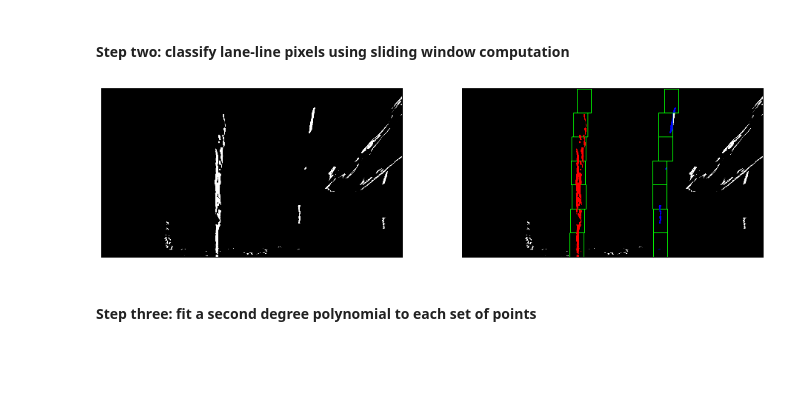
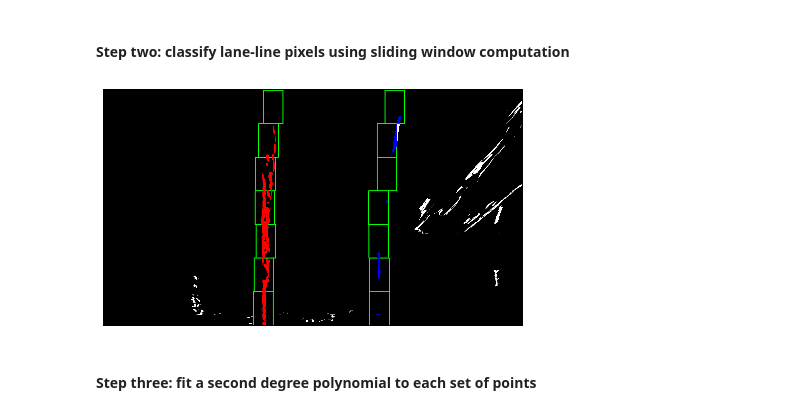
Before and after one commit to Goldob/CarND-Advanced-Lane-Lines, a Jupyter notebook: solution.ipynb, the cells around one changed output. Saved outputs shown, nothing was run; the diff lists cells and outputs as text; code cells hidden in the pictures; blank space fills up the shorter version.

```diff
--- a/solution.ipynb
+++ b/solution.ipynb
@@ -265,35 +267,39 @@ def sliding_window(img, leftx_base, rightx_base):
         left_lane_inds = np.concatenate(left_lane_inds)
         right_lane_inds = np.concatenate(right_lane_inds)
     except ValueError:
         # Avoids an error if the above is not implemented fully
         pass
 
     # Extract left and right line pixel positions
     leftx = nonzerox[left_lane_inds]
     lefty = nonzeroy[left_lane_inds]
     rightx = nonzerox[right_lane_inds]
     righty = nonzeroy[right_lane_inds]
 
     return leftx, lefty, rightx, righty, windows
 
 leftx, lefty, rightx, righty, windows = sliding_window(binary_warped, left_peak, right_peak)
 
 visualization = np.dstack([binary_warped, binary_warped, binary_warped])
 
 # Store locations of right and left windows in a single sequence
 windows = np.concatenate(windows)
 
 # Draw the windows on the visualization image
 for window in windows:
     cv2.rectangle(visualization, tuple(window[0]), tuple(window[1]), (0, 255, 0), 2)
 
 # Highlight the pixels classified into each line
 visualization[lefty, leftx] = [255, 0, 0]
 visualization[righty, rightx] = [0, 0, 255]
 
-side_by_side(binary_warped, visualization)
+# Plots the left and right polynomials on the lane lines
+plt.figure(figsize=(7.5, 4.75))
+plt.imshow(visualization)
+hide_axes()
+plt.show()
 # %% [output]
-[figure, old version]
+[figure, new version]
 # %% [markdown]
 #### Step three: fit a second degree polynomial to each set of points
 # %%
```
Also changed, not shown: parts of 4 cells of this notebook, 23 other files.
